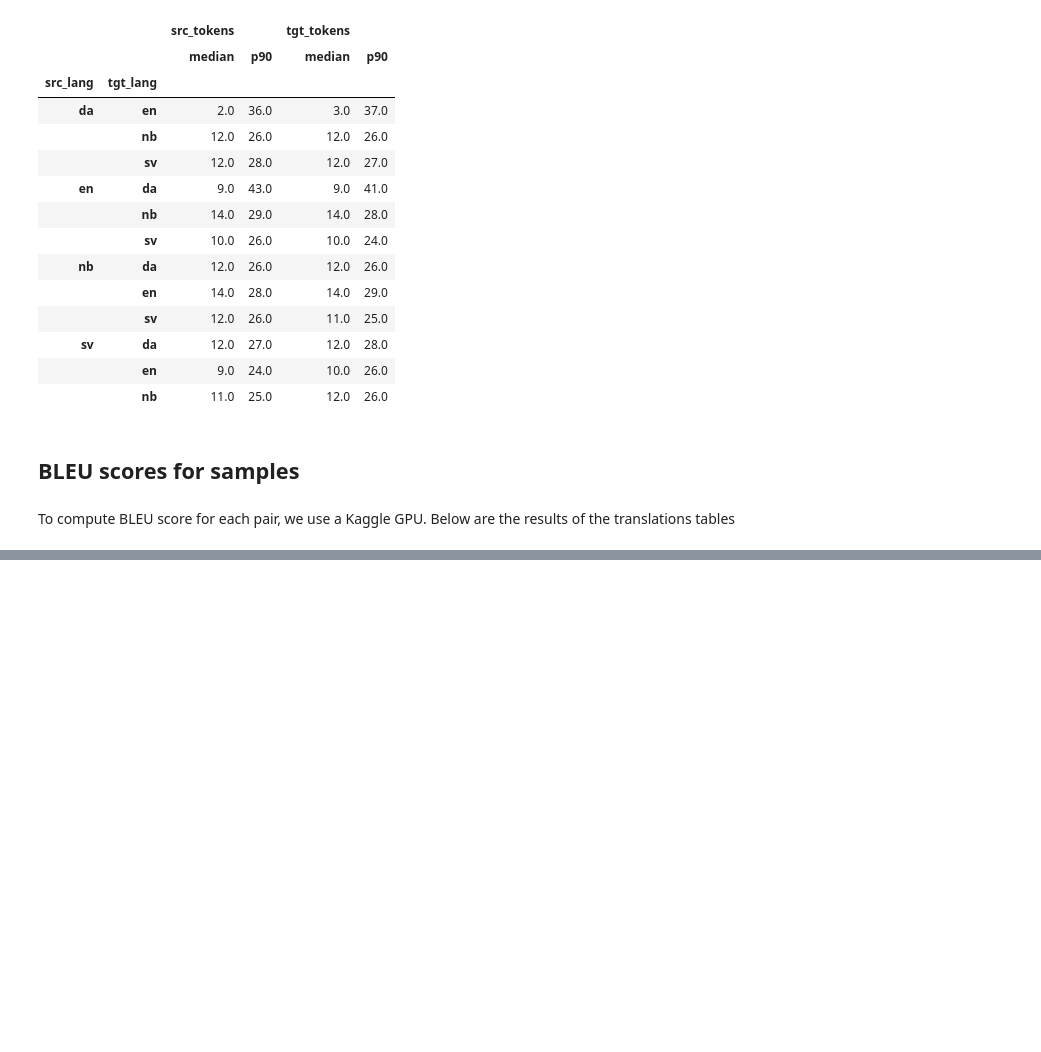
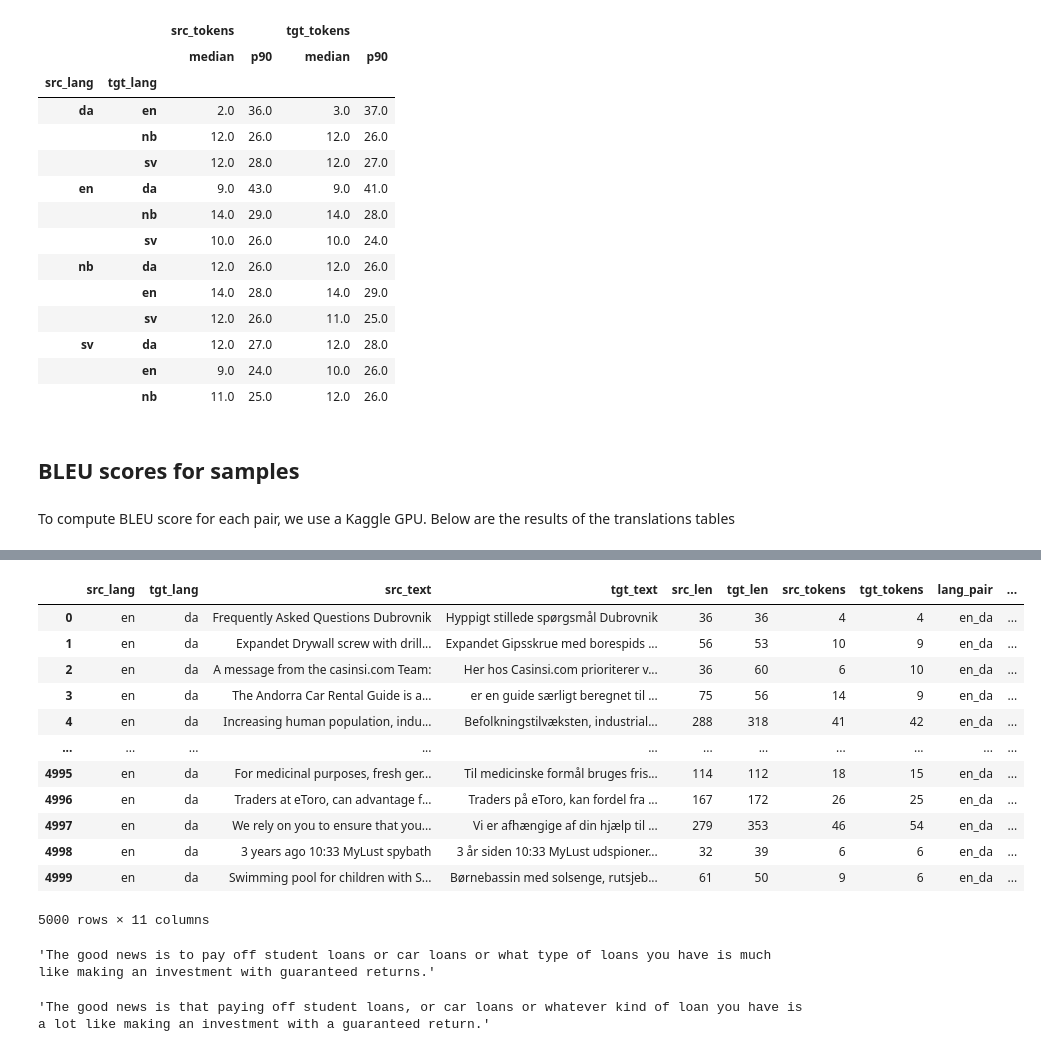
Before and after one commit to AdamNavarroLiriano/language-api, a Jupyter notebook: notebooks/1-EDA.ipynb, the cells around one changed output, grey strips where cells are left out. Saved outputs shown, nothing was run; the diff lists cells and outputs as text; code cells hidden in the pictures; blank space fills up the shorter version.

Commit message:
redid the translation samples

```diff
--- a/notebooks/1-EDA.ipynb
+++ b/notebooks/1-EDA.ipynb
@@ -280,0 +151,4 @@ Type:      function
+# %%
+files_translations = os.listdir('data/kaggle/')
+files_translations = [file for file in files_translations if file.endswith('.parquet')]
+bleu_scores = pd.concat([pd.read_parquet(f"data/kaggle/{file}") for file in files_translations])
@@ -280,0 +167,24 @@ Type:      function
+# %%
+bleu_scores.loc[bleu_scores.lang_pair=='en_da']
+# %% [output]
+|  | src_lang | tgt_lang | src_text | tgt_text | src_len | tgt_len | src_tokens | tgt_tokens | lang_pair | ... |
+| 0 | en | da | Frequently Asked Questions Dubrovnik | Hyppigt stillede spørgsmål Dubrovnik | 36 | 36 | 4 | 4 | en_da | ... |
+| 1 | en | da | Expandet Drywall screw with drill... | Expandet Gipsskrue med borespids ... | 56 | 53 | 10 | 9 | en_da | ... |
+| 2 | en | da | A message from the casinsi.com Team: | Her hos Casinsi.com prioriterer v... | 36 | 60 | 6 | 10 | en_da | ... |
+| 3 | en | da | The Andorra Car Rental Guide is a... | er en guide særligt beregnet til ... | 75 | 56 | 14 | 9 | en_da | ... |
+| 4 | en | da | Increasing human population, indu... | Befolkningstilvæksten, industrial... | 288 | 318 | 41 | 42 | en_da | ... |
+| ... | ... | ... | ... | ... | ... | ... | ... | ... | ... | ... |
+| 4995 | en | da | For medicinal purposes, fresh ger... | Til medicinske formål bruges fris... | 114 | 112 | 18 | 15 | en_da | ... |
+| 4996 | en | da | Traders at eToro, can advantage f... | Traders på eToro, kan fordel fra ... | 167 | 172 | 26 | 25 | en_da | ... |
+| 4997 | en | da | We rely on you to ensure that you... | Vi er afhængige af din hjælp til ... | 279 | 353 | 46 | 54 | en_da | ... |
+| 4998 | en | da | 3 years ago 10:33 MyLust spybath | 3 år siden 10:33 MyLust udspioner... | 32 | 39 | 6 | 6 | en_da | ... |
+| 4999 | en | da | Swimming pool for children with S... | Børnebassin med solsenge, rutsjeb... | 61 | 50 | 9 | 6 | en_da | ... |
+5000 rows × 11 columns
+# %%
+bleu_scores.iloc[3].translation
+# %% [output]
+'The good news is to pay off student loans or car loans or what type of loans you have is much like making an investment with guaranteed returns.'
+# %%
+bleu_scores.iloc[3].tgt_text
+# %% [output]
+'The good news is that paying off student loans, or car loans or whatever kind of loan you have is a lot like making an investment with a guaranteed return.'
```
Also changed, not shown: parts of 26 cells of this notebook, 1 other file.
